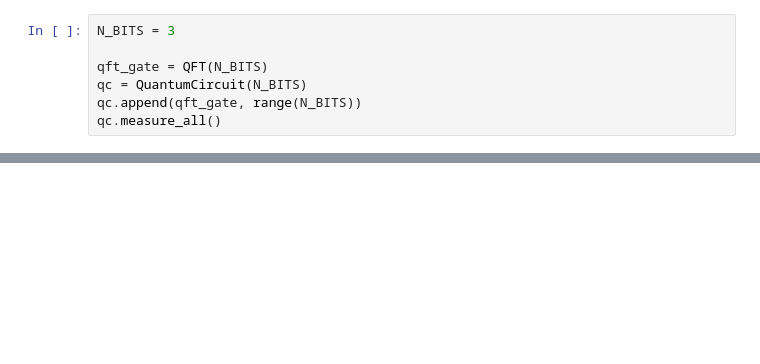
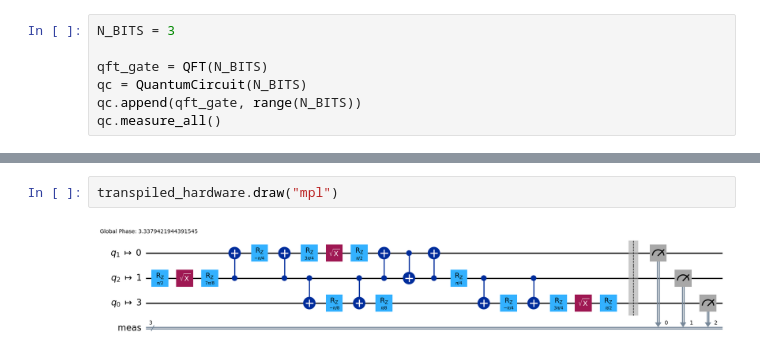
Before and after one commit to CryoSnake22/QFF25_quackers, a Jupyter notebook: qft_circuit.ipynb, the cells around one changed output, grey strips where cells are left out. Saved outputs shown, nothing was run; the diff lists cells and outputs as text; blank space fills up the shorter version.

```diff
--- a/qft_circuit.ipynb
+++ b/qft_circuit.ipynb
@@ -34,0 +49,4 @@ hardware_result = hardware_simulator.run(transpiled_hardware).result()
+# %%
+transpiled_hardware.draw("mpl")
+# %% [output]
+[figure, added]
```
Also changed, not shown: parts of 10 cells of this notebook, 2 other files.
